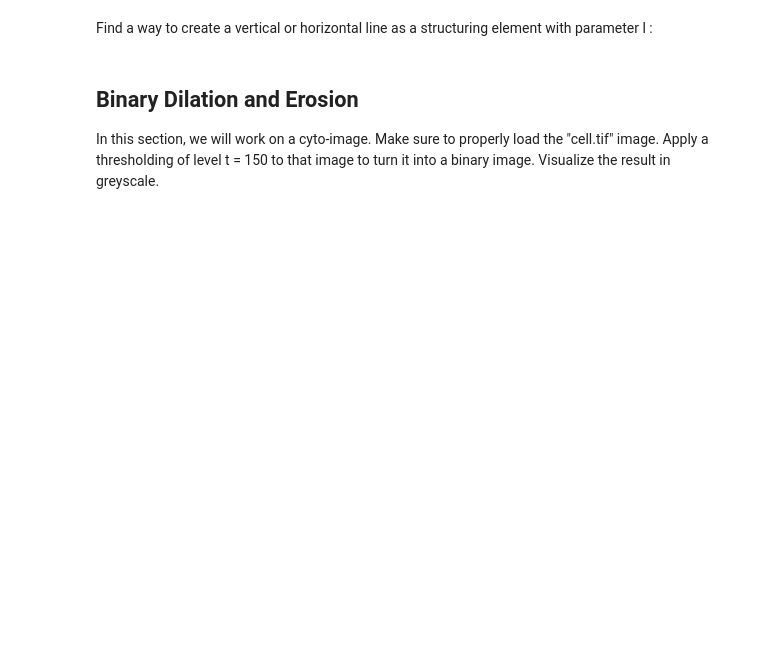
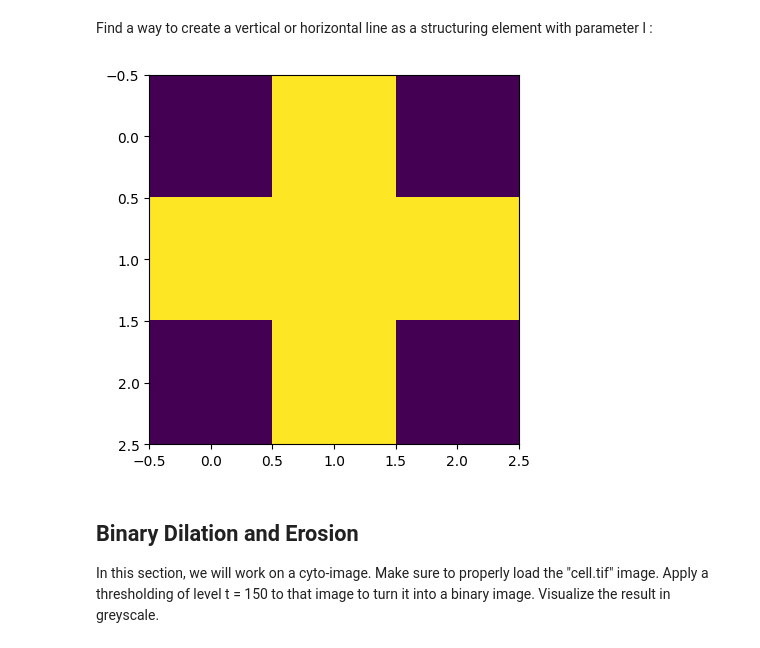
Before and after one commit to Saibot2012/long-exposure-fusion, a Jupyter notebook: pw3_nonlinearfiltering_student.ipynb, the cells around one changed output. Drawn from its saved outputs; the diff is of its cells as text; code cells hidden in the pictures; blank space fills up the shorter version.

```diff
--- a/pw3_nonlinearfiltering_student.ipynb
+++ b/pw3_nonlinearfiltering_student.ipynb
@@ -37,9 +50,11 @@ plt.show()
 Find a way to create a vertical or horizontal line as a structuring element with parameter l :
 # %%
 l = 5
-strell_line = ...
+strell_line = morpho.disk(1)
 plt.imshow(strell_line)
 plt.show()
+# %% [output]
+[figure, added]
 # %% [markdown]
 ## Binary Dilation and Erosion
 
```
Also changed, not shown: parts of 11 cells of this notebook.
